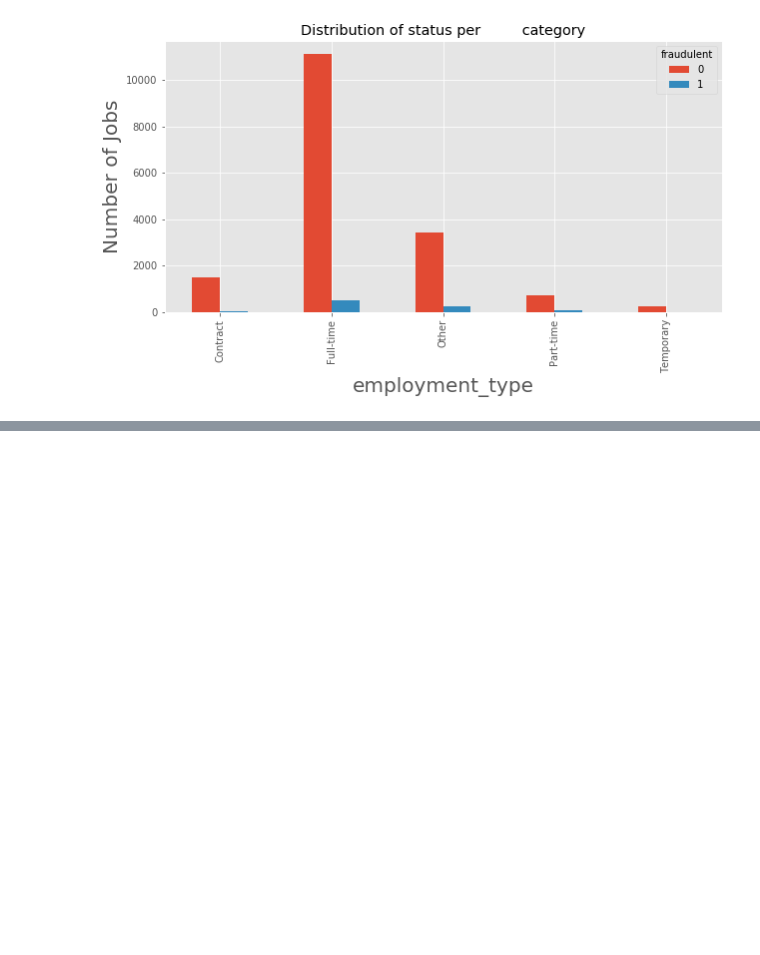
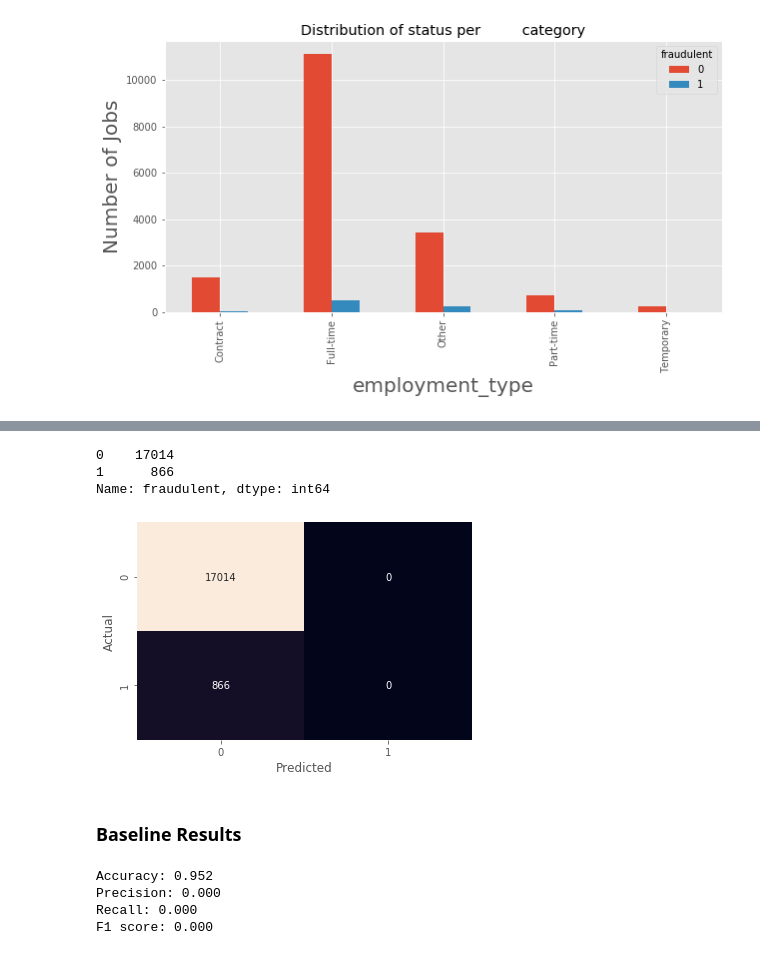
Before and after one commit to shwetasharmaeco/job_fraud_prediction, a Jupyter notebook: job_frauds.ipynb, the cells around one changed output, grey strips where cells are left out. Saved outputs shown, nothing was run; the diff lists cells and outputs as text; code cells hidden in the pictures; blank space fills up the shorter version.

Commit message:
baseline results

```diff
--- a/job_frauds.ipynb
+++ b/job_frauds.ipynb
@@ -122,0 +160,7 @@ for col in text_cols:
+# %%
+# value_counts less than 100 set to "Others" industry
+
+counts = df["industry"].value_counts()
+idx = counts[counts.lt(100)].index
+
+df.loc[df["industry"].isin(idx), "industry"] = 'Others'
@@ -122,0 +171,30 @@ for col in text_cols:
+# %%
+df["fraudulent"].value_counts()
+# %% [output]
+0    17014
+1      866
+Name: fraudulent, dtype: int64
+# %%
+y_actual = np.array(df["fraudulent"])
+# %%
+y_pred = np.zeros(len(y_actual))
+# %%
+from sklearn.metrics import accuracy_score, precision_score, recall_score, confusion_matrix, f1_score
+cf = confusion_matrix(y_actual, y_pred)
+# %%
+import seaborn as sns
+
+ax = sns.heatmap(cf, annot=True, cbar=False, fmt='g')
+ax.set(xlabel='Predicted', ylabel='Actual')
+plt.show()
+# %% [output]
+[figure, added]
+# %% [markdown]
+### Baseline Results
+# %%
+generate_model_report(y_actual, y_pred)
+# %% [output]
+Accuracy: 0.952
+Precision: 0.000
+Recall: 0.000
+F1 score: 0.000
```
Also changed, not shown: parts of 13 cells of this notebook, 7 other files.
